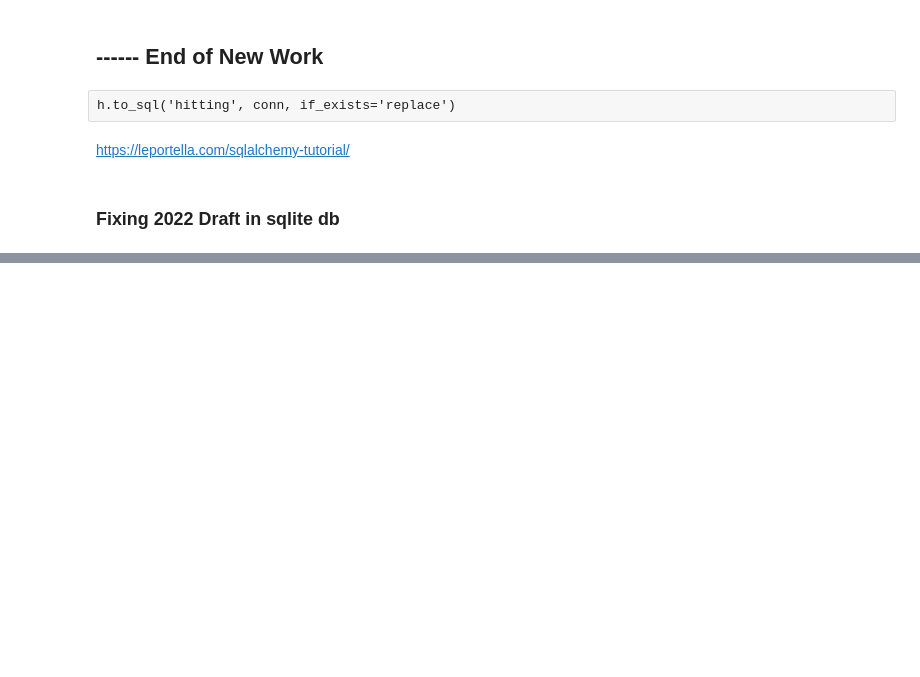
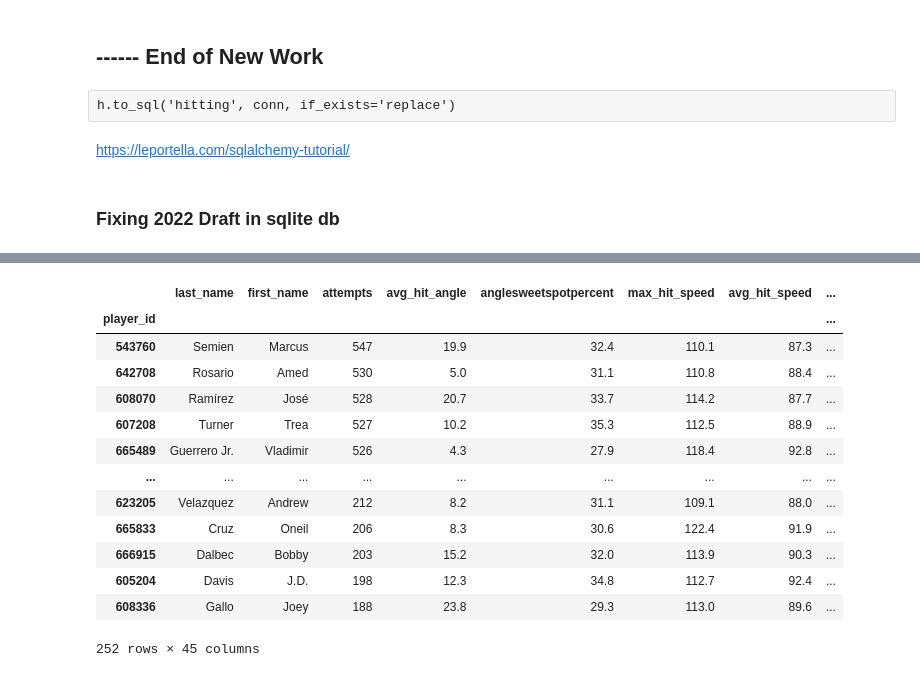
Before and after one commit to haueter19/baseball, a Jupyter notebook: Fantasy Work.ipynb, the cells around one changed output, grey strips where cells are left out. Cells and saved outputs as stored; diff of their text form; code cells hidden in the pictures; blank space fills up the shorter version.

```diff
--- a/Fantasy Work.ipynb
+++ b/Fantasy Work.ipynb
@@ -765,0 +735,20 @@ cbs = fix_downloaded_cbs_values(2023, save=True)
+# %%
+data = d1.merge(d2.drop(columns=['last_name', 'year']), left_index=True, right_index=True, how='left')\
+    .merge(d3, left_index=True, right_index=True, how='left')
+# %%
+data
+# %% [output]
+|  | last_name | first_name | attempts | avg_hit_angle | anglesweetspotpercent | max_hit_speed | avg_hit_speed | ... |
+| player_id |  |  |  |  |  |  |  | ... |
+| 543760 | Semien | Marcus | 547 | 19.9 | 32.4 | 110.1 | 87.3 | ... |
+| 642708 | Rosario | Amed | 530 | 5.0 | 31.1 | 110.8 | 88.4 | ... |
+| 608070 | Ramírez | José | 528 | 20.7 | 33.7 | 114.2 | 87.7 | ... |
+| 607208 | Turner | Trea | 527 | 10.2 | 35.3 | 112.5 | 88.9 | ... |
+| 665489 | Guerrero Jr. | Vladimir | 526 | 4.3 | 27.9 | 118.4 | 92.8 | ... |
+| ... | ... | ... | ... | ... | ... | ... | ... | ... |
+| 623205 | Velazquez | Andrew | 212 | 8.2 | 31.1 | 109.1 | 88.0 | ... |
+| 665833 | Cruz | Oneil | 206 | 8.3 | 30.6 | 122.4 | 91.9 | ... |
+| 666915 | Dalbec | Bobby | 203 | 15.2 | 32.0 | 113.9 | 90.3 | ... |
+| 605204 | Davis | J.D. | 198 | 12.3 | 34.8 | 112.7 | 92.4 | ... |
+| 608336 | Gallo | Joey | 188 | 23.8 | 29.3 | 113.0 | 89.6 | ... |
+252 rows × 45 columns
```
Also changed, not shown: parts of 24 cells of this notebook.
